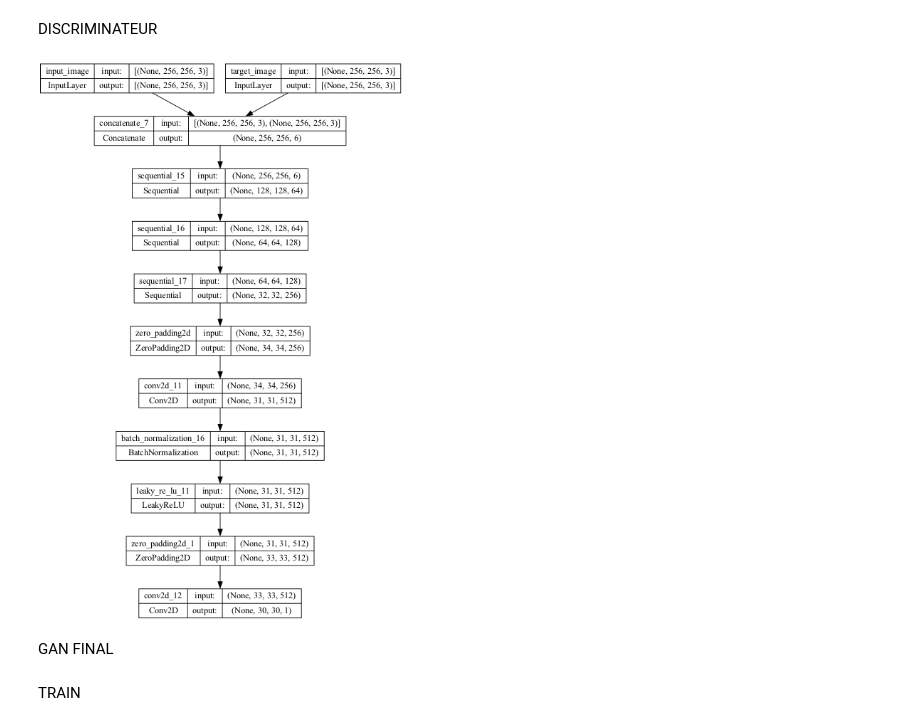
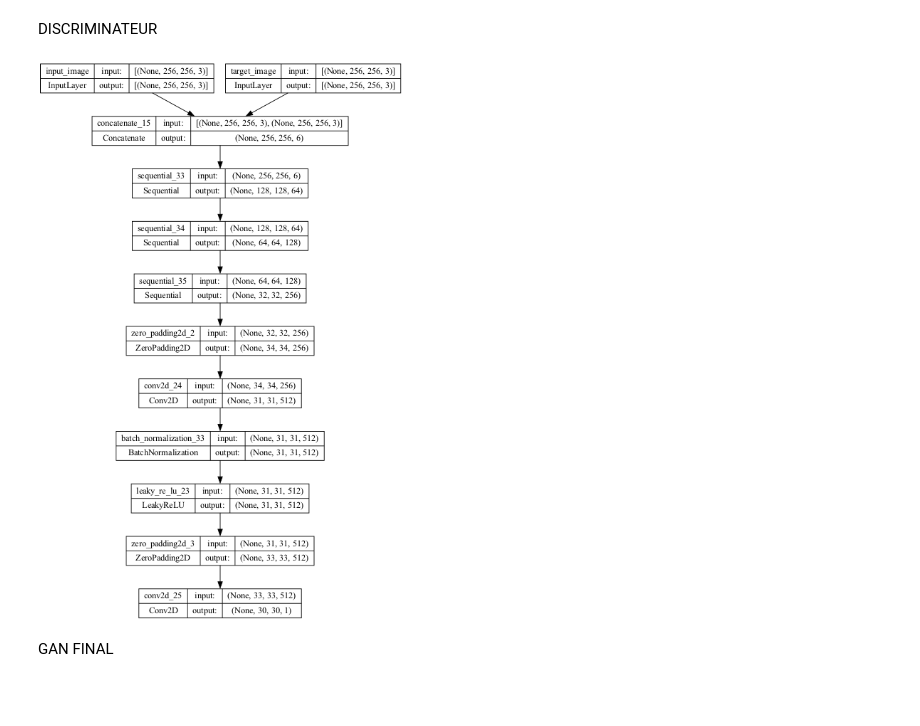
Before and after one commit to dcorballorenzo/FF2S, a Jupyter notebook: notebooks/Alice.ipynb, the cells around one changed output. Saved outputs shown, nothing was run; the diff lists cells and outputs as text; code cells hidden in the pictures; blank space fills up the shorter version.

```diff
--- a/notebooks/Alice.ipynb
+++ b/notebooks/Alice.ipynb
@@ -232,10 +217,10 @@ def Discriminator():
 
   return model
 # %%
-discriminator = Discriminator()
-tf.keras.utils.plot_model(discriminator, show_shapes=True, dpi=64)
+d_model = Discriminator()
+tf.keras.utils.plot_model(d_model, show_shapes=True, dpi=64)
 # %% [output]
-[figure, old version]
+[figure, new version]
 # %%
 def discriminator_loss(disc_real_output, disc_generated_output):
   real_loss = loss_object(tf.ones_like(disc_real_output), disc_real_output)
@@ -269,4 +254,2 @@ def define_gan(Generator, Discriminator, image_shape):
 	model.compile(loss=['binary_crossentropy', 'mae'], optimizer=opt, loss_weights=[1,100])
 	return model
-# %% [markdown]
-TRAIN
```
Also changed, not shown: parts of 10 cells of this notebook, 2 other files.
